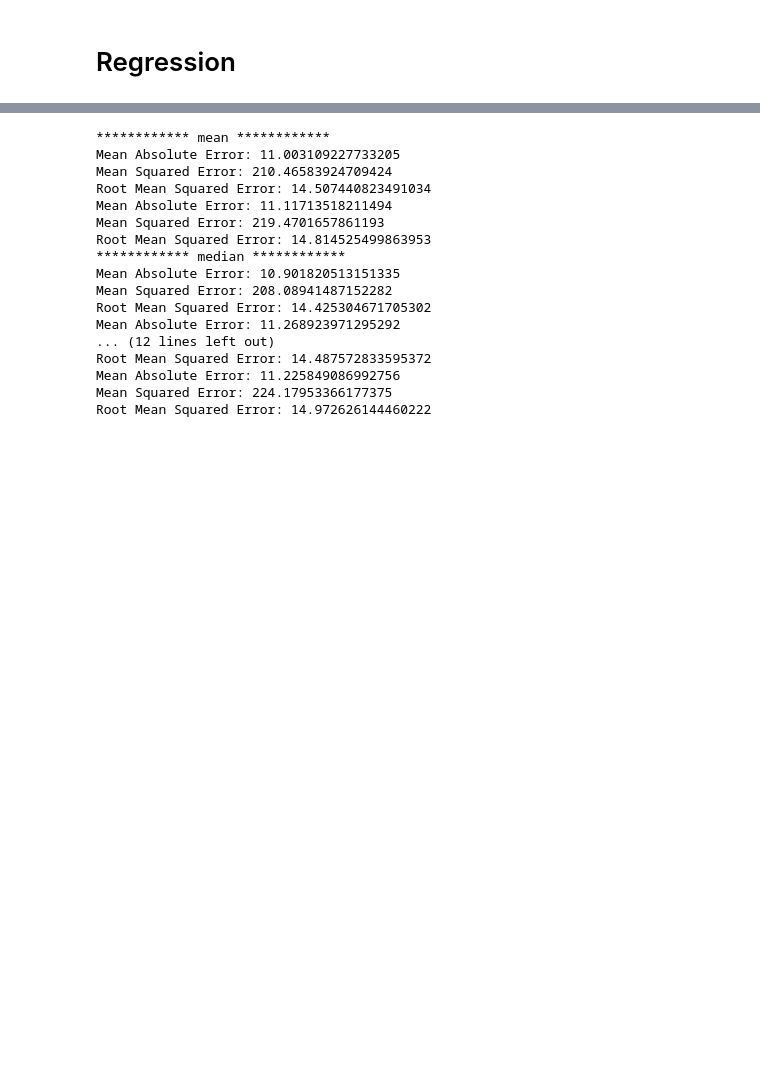
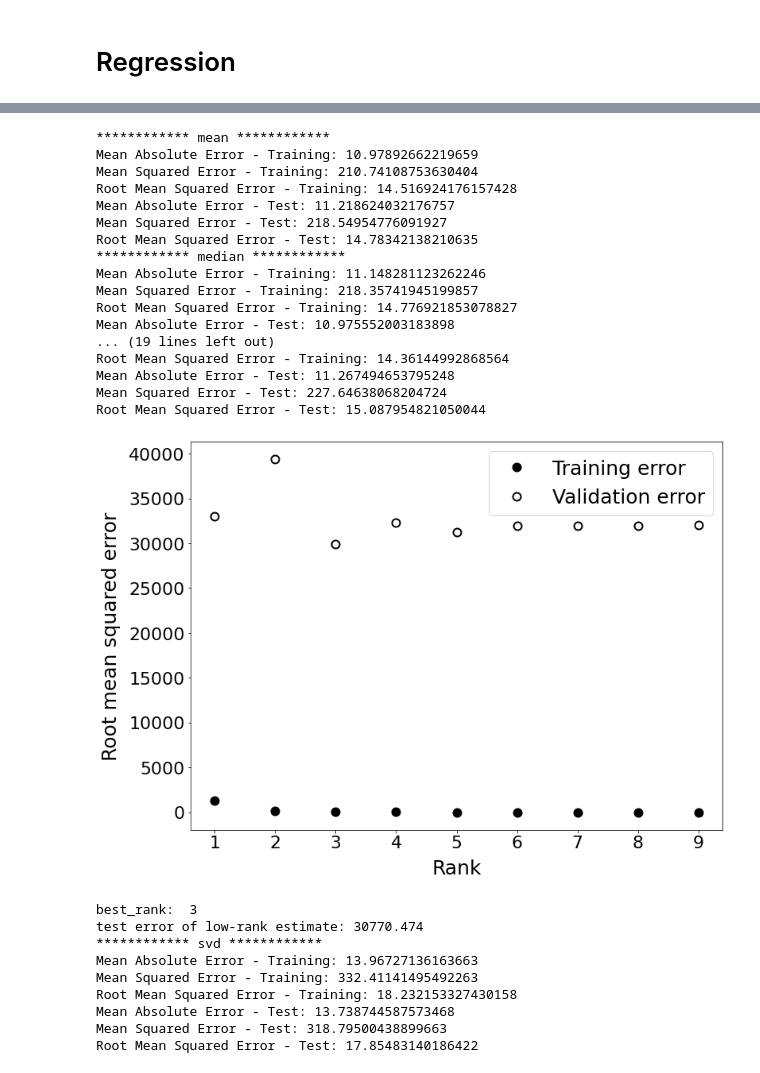
Before and after one commit to Nikunj-Gupta/Low-rank-models-EHR, a Jupyter notebook: src/imputation_analysis.ipynb, the cells around one changed output, grey strips where cells are left out. Cells and saved outputs as stored; diff of their text form; code cells hidden in the pictures; blank space fills up the shorter version.

```diff
--- a/src/imputation_analysis.ipynb
+++ b/src/imputation_analysis.ipynb
@@ -331,5 +359,5 @@ df = df.drop(columns=['PAQ706', 'SEQN'])
 df = df[df.BPXSY1.notnull()]
 y_label = df.BPXSY1.to_numpy()
 df = df.drop(columns=['BPXSY1'])
-np_array = df.to_numpy(copy=True, na_value=np.nan) # Convert dataframe to numpy array
-df.head()
+X = df.to_numpy(copy=True, na_value=np.nan) # Convert dataframe to numpy array
+missing_indices = np.argwhere(np.isnan(X.flatten())).reshape(-1)
@@ -344,30 +364,34 @@ df.head()
 # %%
-from sklearn.linear_model import LinearRegression
-from sklearn.model_selection import train_test_split
-from sklearn import metrics
-missing_indices = np.argwhere(np.isnan(np_array.flatten())).reshape(-1)
-
-
-for method in ['mean' , 'median', 'most_frequent', 'knn', 'multivariate_feature_imputation']:
-    estimate = run(np_array, missing_indices, method)
+for method in ['mean' , 'median', 'most_frequent', 'knn', 'multivariate_feature_imputation', 'svd']:
+    estimate = run(X, missing_indices, method)
     x_train, x_test, y_train, y_test = train_test_split(estimate, y_label, test_size=0.3)
     print(f'************ {method} ************')
     linear_regression(x_train, x_test, y_train, y_test)
 # %% [output]
 ************ mean ************
-Mean Absolute Error: 11.003109227733205
-Mean Squared Error: 210.46583924709424
-Root Mean Squared Error: 14.507440823491034
-Mean Absolute Error: 11.11713518211494
-Mean Squared Error: 219.4701657861193
-Root Mean Squared Error: 14.814525499863953
+Mean Absolute Error - Training: 10.97892662219659
+Mean Squared Error - Training: 210.74108753630404
+Root Mean Squared Error - Training: 14.516924176157428
+Mean Absolute Error - Test: 11.218624032176757
+Mean Squared Error - Test: 218.54954776091927
+Root Mean Squared Error - Test: 14.78342138210635
 ************ median ************
-Mean Absolute Error: 10.901820513151335
-Mean Squared Error: 208.08941487152282
-Root Mean Squared Error: 14.425304671705302
-Mean Absolute Error: 11.268923971295292
-... (12 lines left out)
-Root Mean Squared Error: 14.487572833595372
-Mean Absolute Error: 11.225849086992756
-Mean Squared Error: 224.17953366177375
-Root Mean Squared Error: 14.972626144460222
+Mean Absolute Error - Training: 11.148281123262246
+Mean Squared Error - Training: 218.35741945199857
+Root Mean Squared Error - Training: 14.776921853078827
+Mean Absolute Error - Test: 10.975552003183898
+... (19 lines left out)
+Root Mean Squared Error - Training: 14.36144992868564
+Mean Absolute Error - Test: 11.267494653795248
+Mean Squared Error - Test: 227.64638068204724
+Root Mean Squared Error - Test: 15.087954821050044
+[figure, added]
+best_rank:  3
+test error of low-rank estimate: 30770.474
+************ svd ************
+Mean Absolute Error - Training: 13.96727136163663
+Mean Squared Error - Training: 332.41141495492263
+Root Mean Squared Error - Training: 18.232153327430158
+Mean Absolute Error - Test: 13.738744587573468
+Mean Squared Error - Test: 318.79500438899663
+Root Mean Squared Error - Test: 17.85483140186422
```
Also changed, not shown: parts of 7 cells of this notebook.
